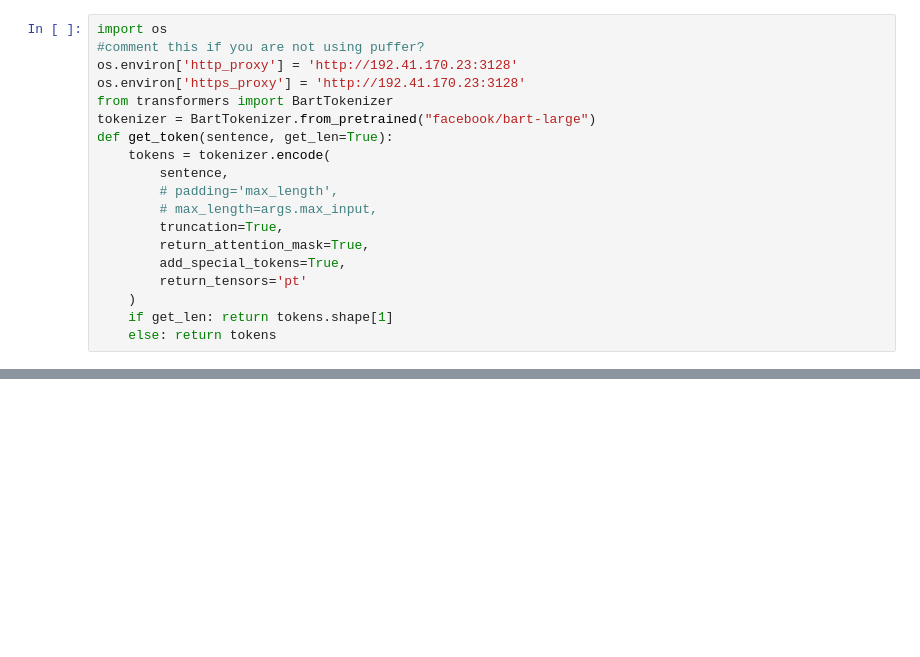
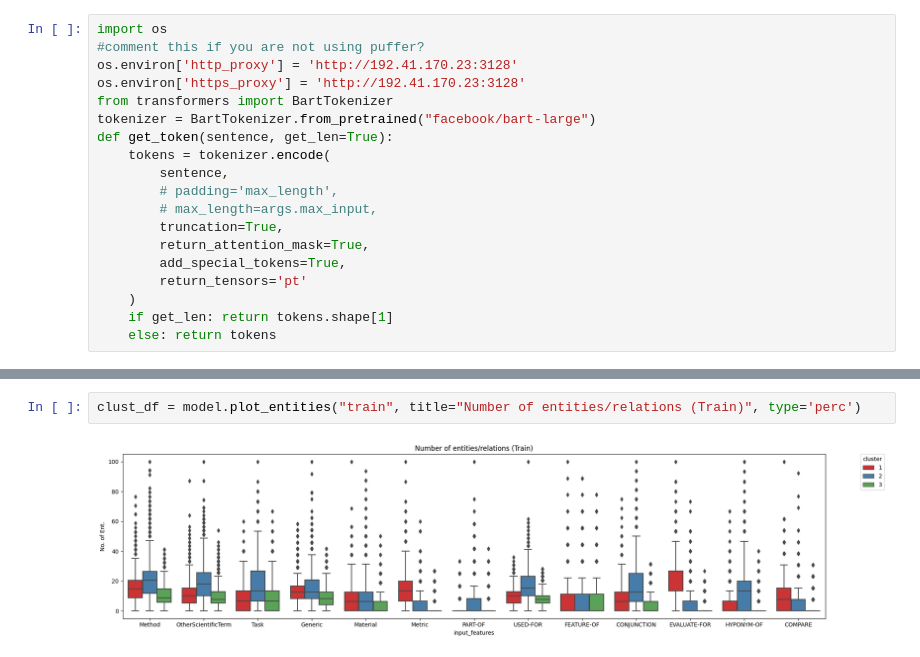
Before and after one commit to Thetang-145/My_Thesis_Playground, a Jupyter notebook: clustering/kmeans_clustering.ipynb, the cells around one changed output, grey strips where cells are left out. Drawn from its saved outputs; the diff is of its cells as text; blank space fills up the shorter version.

```diff
--- a/clustering/kmeans_clustering.ipynb
+++ b/clustering/kmeans_clustering.ipynb
@@ -148 +183,5 @@ class KNN_model:
+# %%
+clust_df = model.plot_entities("train", title="Number of entities/relations (Train)", type='perc')
+# %% [output]
+[figure, added]
 # %%
```
Also changed, not shown: parts of 26 cells of this notebook, 5 other files.
